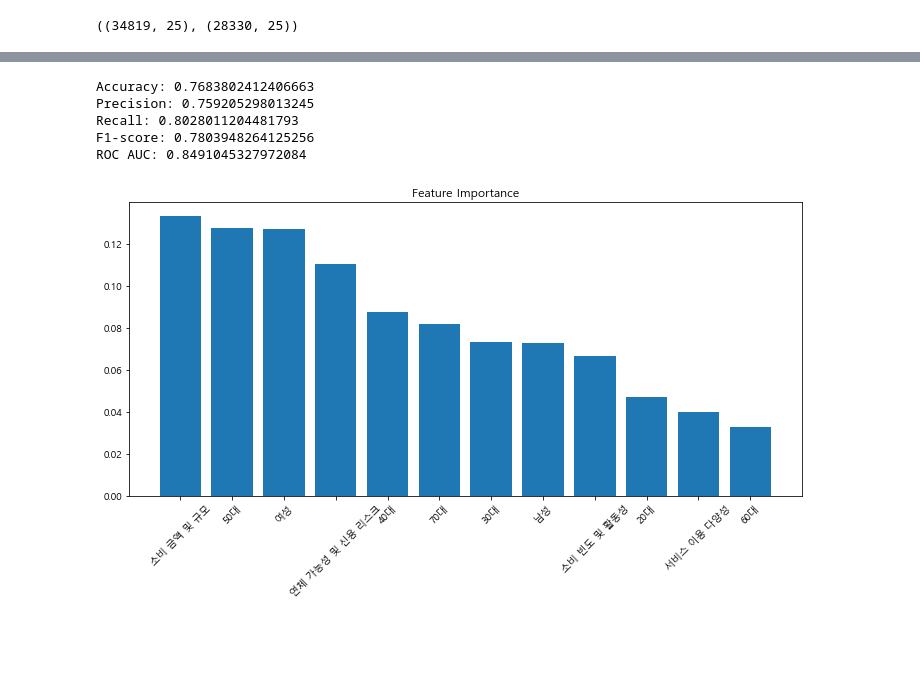
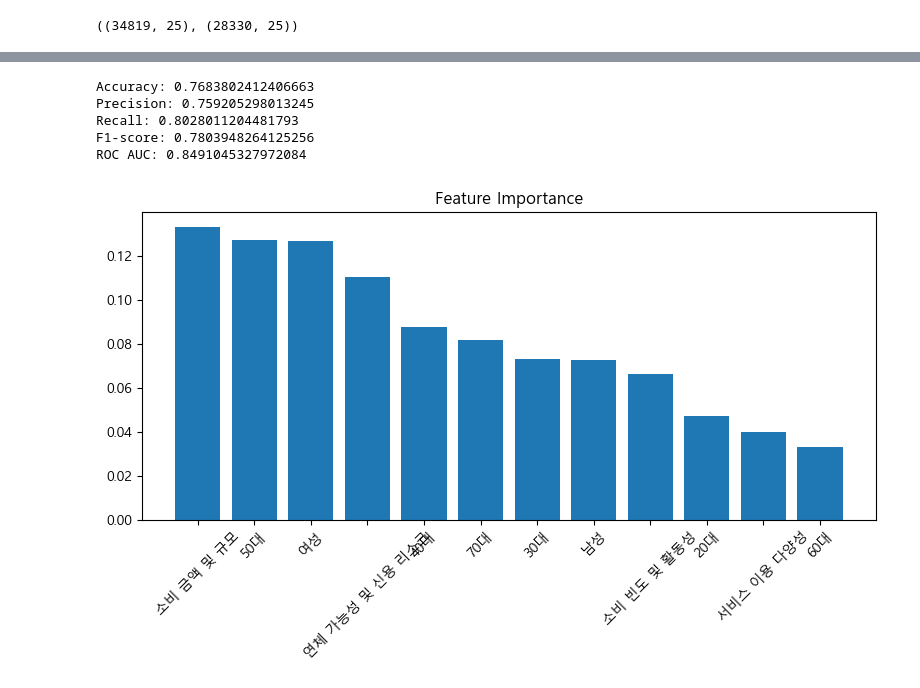
Before and after one commit to ev1025/Alternative-Credit-Scoring, a Jupyter notebook: 대안데이터 전처리, 모델링.ipynb, the cells around one changed output, grey strips where cells are left out. Cells and saved outputs as stored; diff of their text form; code cells hidden in the pictures; blank space fills up the shorter version.

```diff
--- a/대안데이터 전처리, 모델링.ipynb
+++ b/대안데이터 전처리, 모델링.ipynb
@@ -416,38 +425,38 @@ XGBClassifier(base_score=None, booster=None, callbacks=None,
 # %%
 #  평가 함수
-def evaluate_model(model, x_train, x_val, y_val):
+def evaluate_model(model, x_val, y_val):
     y_pred = model.predict(x_val)
     y_pred_proba = model.predict_proba(x_val)
 
     print('Accuracy:', accuracy_score(y_val, y_pred))
     print('Precision:', precision_score(y_val, y_pred))
     print('Recall:', recall_score(y_val, y_pred))
     print('F1-score:', f1_score(y_val, y_pred))
     print('ROC AUC:', roc_auc_score(y_val, y_pred_proba[:, 1]))
 
     # 피쳐 중요도
     feature_importance = pd.DataFrame({
-        'feature': x_train.columns,
+        'feature': x_val.columns,
         'importance': model.feature_importances_
     }).sort_values('importance', ascending=False)
 
-    plt.figure(figsize=(10, 6))
+    plt.figure(figsize=(8, 5))
     plt.bar(feature_importance['feature'], feature_importance['importance'])
     plt.xticks(rotation=45)
     plt.title('Feature Importance')
     plt.tight_layout()
     plt.show()
 
     return y_pred, y_pred_proba
 
-y_pred, y_pred_proba = evaluate_model(best_xgb_model, x_train, x_val, y_val)
+y_pred, y_pred_proba = evaluate_model(best_xgb_model, x_val, y_val)
 # %% [output]
 Accuracy: 0.7683802412406663
 Precision: 0.759205298013245
 Recall: 0.8028011204481793
 F1-score: 0.7803948264125256
 ROC AUC: 0.8491045327972084
-[figure, old version]
+[figure, new version]
 # %%
 def confusion_mt(y_val, y_pred):
     # 혼동행렬 생성
```
Also changed, not shown: parts of 48 cells of this notebook.
